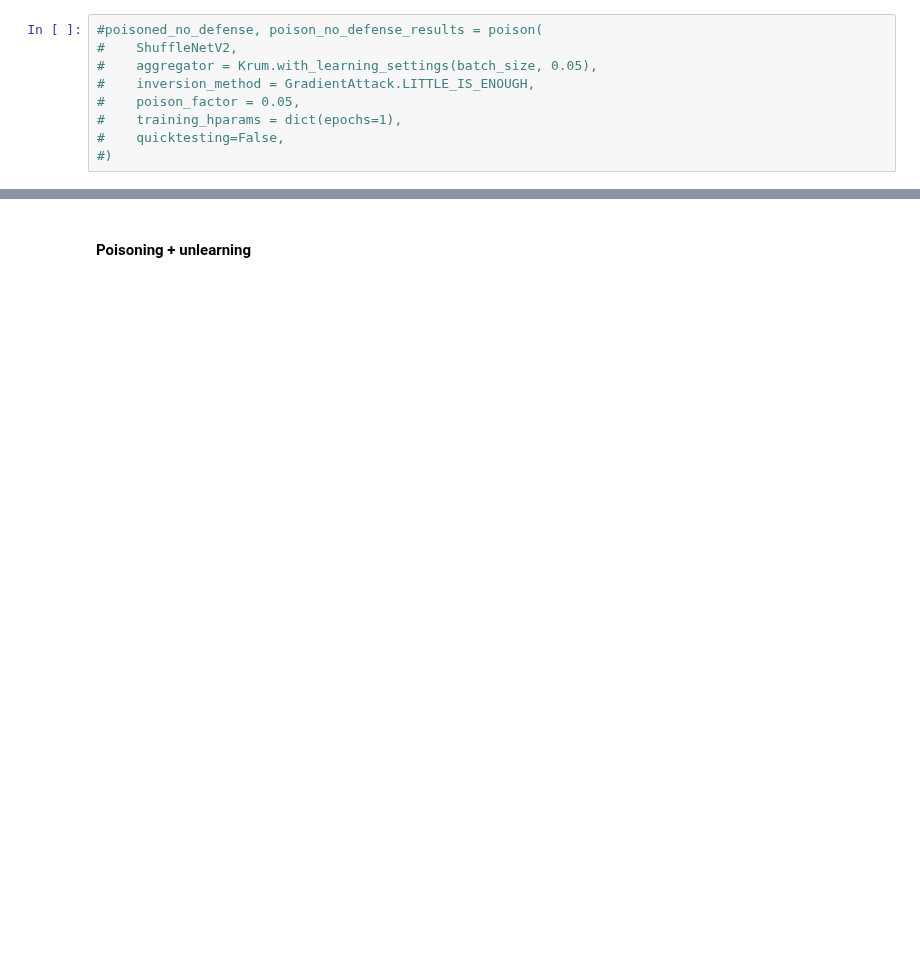
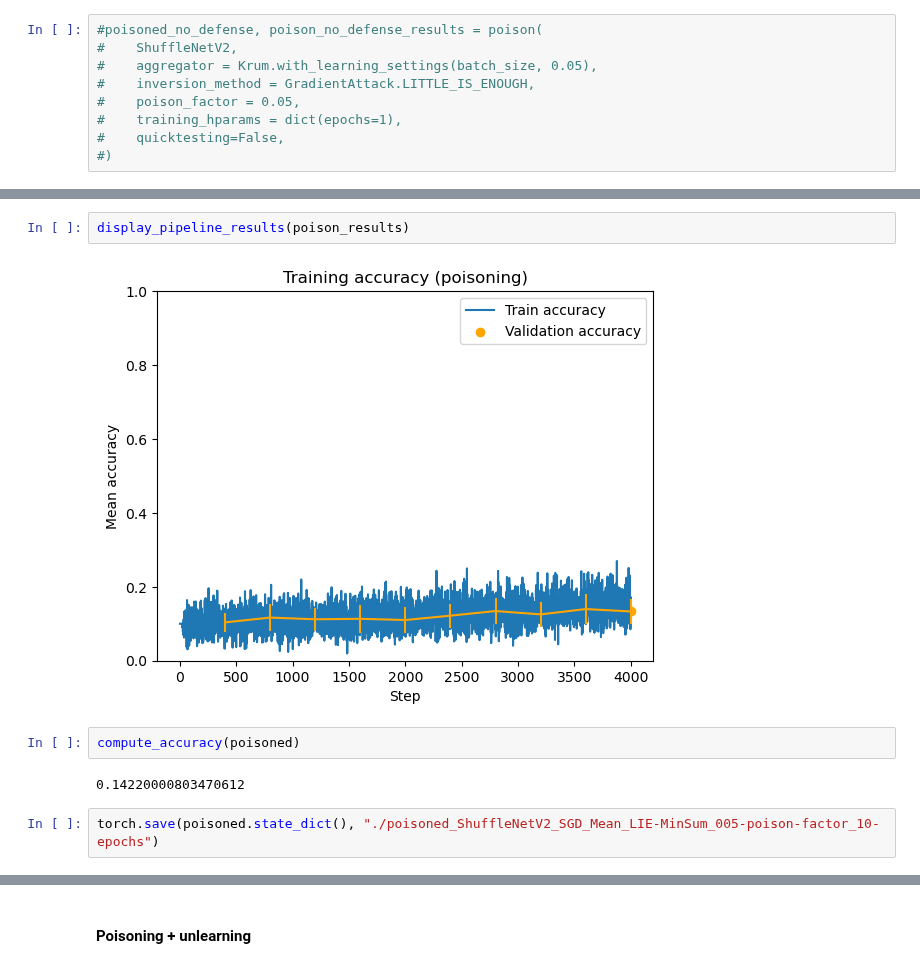
Before and after one commit to AI-Safety-X2023/playground, a Jupyter notebook: implementations/projects/poisoning/inverting_gradient_attack_cookbook.ipynb, the cells around one changed output, grey strips where cells are left out. Cells and saved outputs as stored; diff of their text form; blank space fills up the shorter version.

```diff
--- a/implementations/projects/poisoning/inverting_gradient_attack_cookbook.ipynb
+++ b/implementations/projects/poisoning/inverting_gradient_attack_cookbook.ipynb
@@ -525,0 +620,10 @@ Poisoning GradientInverter(method=Gradient Ascent, estimator=ShadowGradientEstim
+# %%
+display_pipeline_results(poison_results)
+# %% [output]
+[figure, added]
+# %%
+compute_accuracy(poisoned)
+# %% [output]
+0.14220000803470612
+# %%
+torch.save(poisoned.state_dict(), "./poisoned_ShuffleNetV2_SGD_Mean_LIE-MinSum_005-poison-factor_10-epochs")
```
Also changed, not shown: parts of 41 cells of this notebook, 1 other file.
